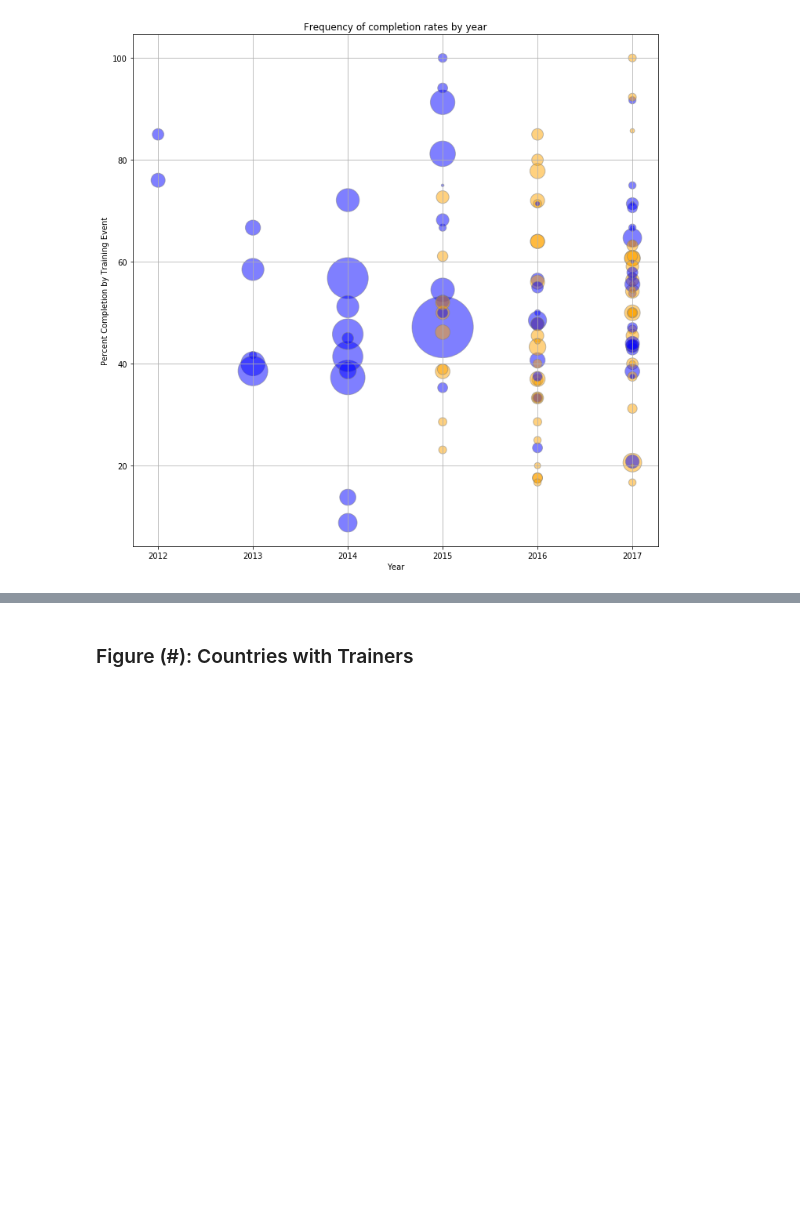
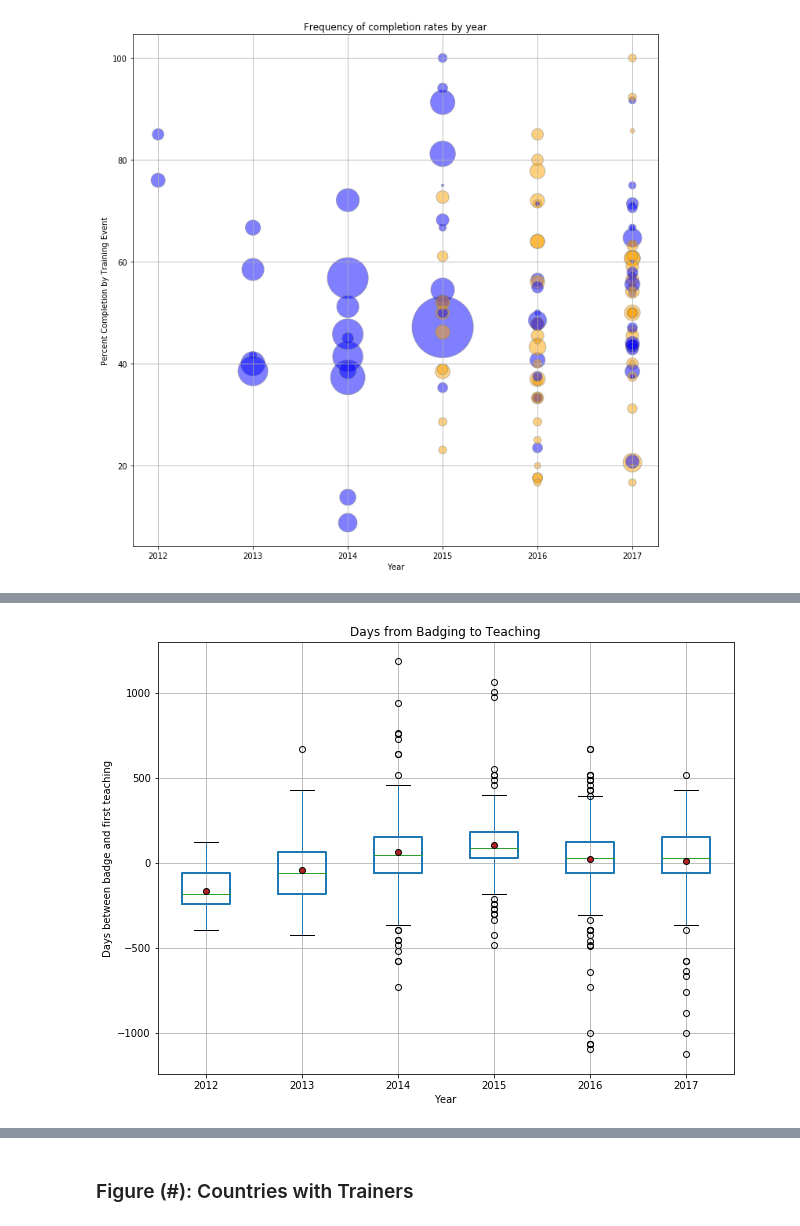
Before and after one commit to carpentries/assessment, a Jupyter notebook: programmatic-assessment/workshops/final_report_outline.ipynb, the cells around one changed output, grey strips where cells are left out. Cells and saved outputs as stored; diff of their text form; code cells hidden in the pictures; blank space fills up the shorter version.

Commit message:
working on trainers data, geo map

```diff
--- a/programmatic-assessment/workshops/final_report_outline.ipynb
+++ b/programmatic-assessment/workshops/final_report_outline.ipynb
@@ -647,0 +661,25 @@ plt.show()
+# %%
+days_badge_to_teach = pd.read_csv("data_files/days_badge_to_teach.csv")
+
+
+days_badge_to_teach['date_awarded'] = pd.to_datetime(days_badge_to_teach['date_awarded'])
+days_badge_to_teach['first_wkshp'] = pd.to_datetime(days_badge_to_teach['first_wkshp'])
+days_badge_to_teach['badge_year'] = days_badge_to_teach['date_awarded'].dt.year
+
+days_badge_to_teach = days_badge_to_teach[days_badge_to_teach['badge_year'] < 2018]
+
+# days_badge_to_teach
+# %%
+# See https://pandas.pydata.org/pandas-docs/stable/generated/pandas.DataFrame.boxplot.html
+
+title = "Days from Badging to Teaching"
+
+ax = days_badge_to_teach.boxplot(by="badge_year", column='days', figsize=(10,8), showmeans = True, meanprops = meanprops, boxprops = boxprops)
+
+ax.set_title(title)
+ax.get_figure().suptitle("")
+ax.set_xlabel("Year")
+ax.set_ylabel("Days between badge and first teaching")
+plt.show()
+# %% [output]
+[figure, added]
```
Also changed, not shown: parts of 9 cells of this notebook.
